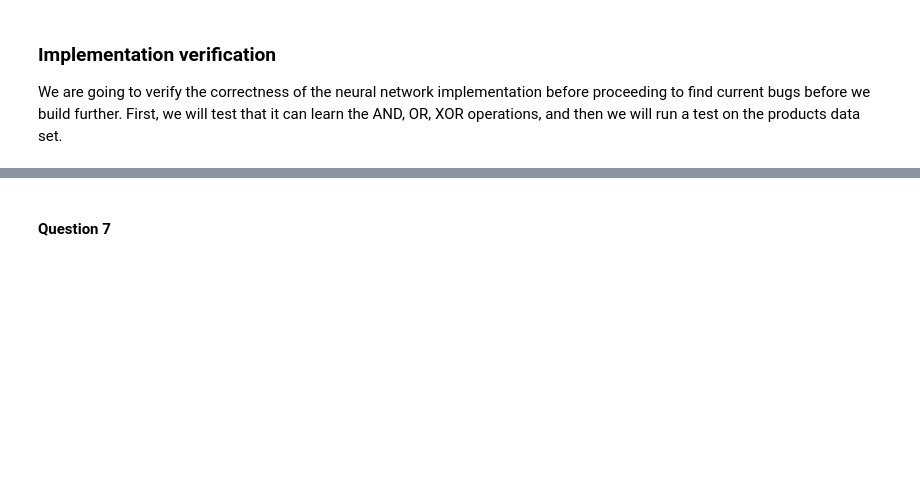
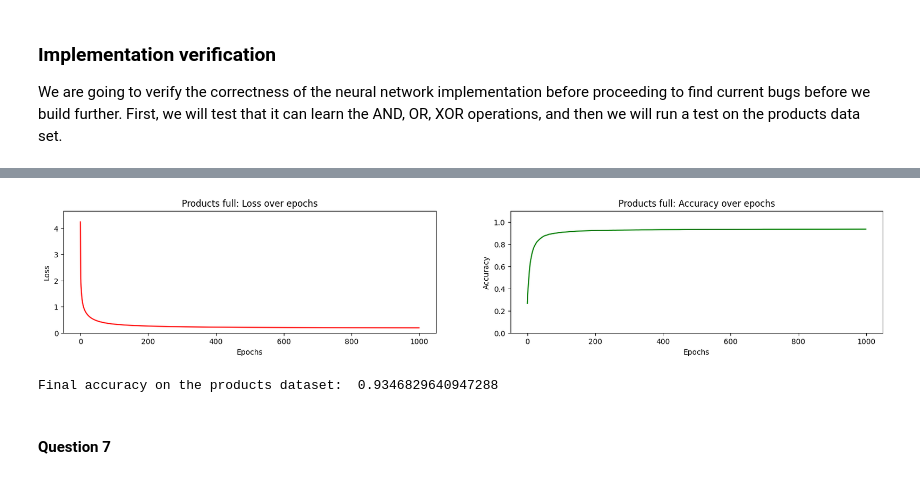
Before and after one commit to zain1290/Artificial-Neural-Network, a Jupyter notebook: src/Drago.ipynb, the cells around one changed output, grey strips where cells are left out. Saved outputs shown, nothing was run; the diff lists cells and outputs as text; code cells hidden in the pictures; blank space fills up the shorter version.

Commit message:
Drago Checkpoint network test on products dataset

```diff
--- a/src/Drago.ipynb
+++ b/src/Drago.ipynb
@@ -378,32 +379,22 @@ plot_error_over_epochs(q1_train, q1_xor_labels, title="XOR function")
 # %%
+np.random.seed(1234)
 
+# To avoid indexing and numerical issues, transform targets to the range [0, 6] instead of [1, 7] and to type int
+labels = targets.astype(int) - 1
 
+p = Network([Linear(10, 32, init_strategy="he"), Activation(ReLU()),
+             Linear(32, 7, init_strategy="normal")])
 
-def plot_error_over_epochs(X, Y, title=""):
+losses, accuracies = train(p, features, labels,
+                           SoftmaxCrossEntropy(),
+                           lambda x: np.argmax(x, axis=1),
+                           lr=0.1, epochs=1000)
 
-    np.random.seed(2399043)
-
-    p = Network([Linear(2, 10, init_strategy="he"), Activation(ReLU()),
-                 Linear(10, 1, init_strategy="xavier"), Activation(Sigmoid())])
-    losses, accuracies = train(p, X, Y, BinaryCrossEntropy(), lambda x: np.where(x > 0.5, 1, 0), lr=0.01, epochs=5000)
-
-    # Plot 2 figures, one for losses and one for accuracies
-    # On the accuracy plot make it fixed height of 1
-    fig, axes = plt.subplots(1, 2, figsize=(20, 3))
-    axes[0].plot(losses)
-    axes[0].set_xlabel("Epochs")
-    axes[0].set_ylabel("Loss")
-    axes[0].set_ylim(0, max(losses) * 1.1)
-    axes[0].set_title(title + " - Loss over epochs")
-
-    axes[1].plot(accuracies, color="orange")
-    axes[1].set_xlabel("Epochs")
-    axes[1].set_ylabel("Accuracy")
-    axes[1].set_ylim(0, 1.1)
-    axes[1].set_title(title + " - Accuracy over epochs")
-    plt.show()
-
-plot_error_over_epochs(q1_train, q1_and_labels, title="AND function")
+plot_accuracy_loss(losses, accuracies, title="Products full: ")
+print("Final accuracy on the products dataset: ", accuracies[-1])
+# %% [output]
+[figure, added]
+Final accuracy on the products dataset:  0.9346829640947288
 # %% [markdown]
 #### Question 7
 # %% [markdown]
```
Also changed, not shown: parts of 8 cells of this notebook.
